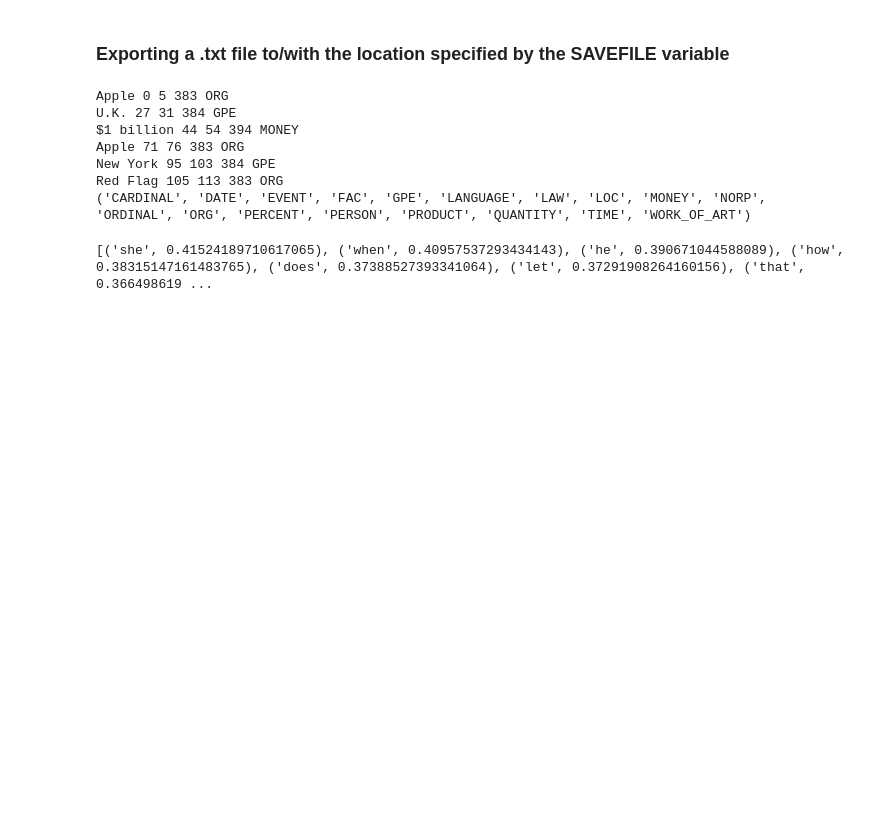
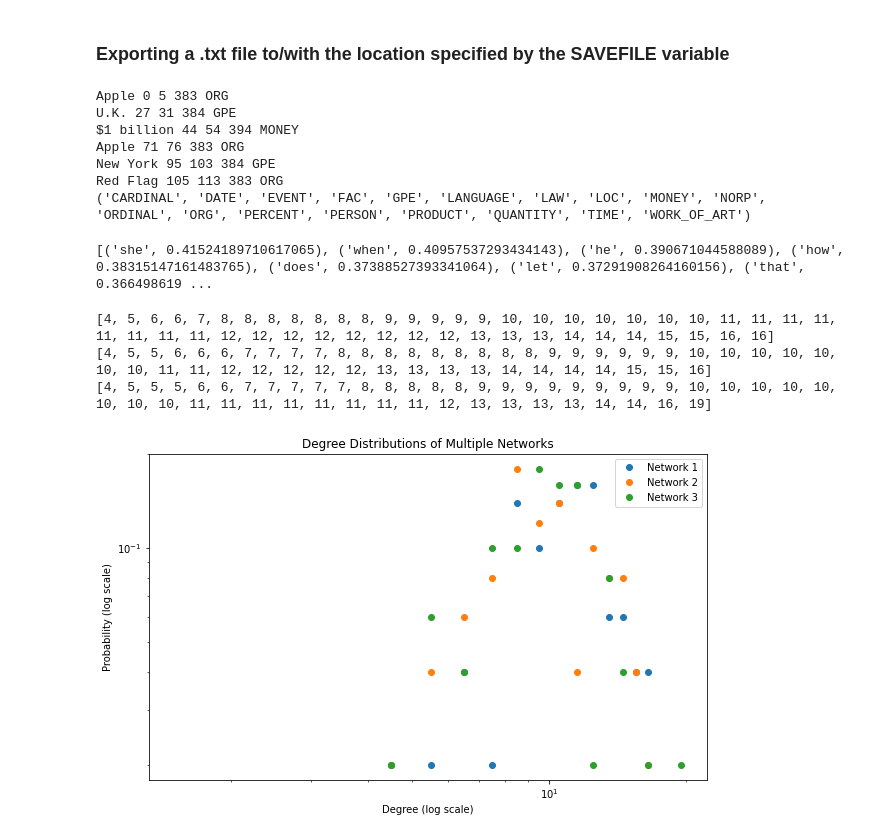
Before and after one commit to CAM-E-L/DataAnalysis, a Jupyter notebook: Python_word2vec/word2vec.ipynb, the cells around one changed output. Drawn from its saved outputs; the diff is of its cells as text; code cells hidden in the pictures; blank space fills up the shorter version.

```diff
--- a/Python_word2vec/word2vec.ipynb
+++ b/Python_word2vec/word2vec.ipynb
@@ -115,3 +115,58 @@ def most_similar(word, topn=5):
 print(most_similar("dog", topn=50))
 # %% [output]
 [('she', 0.41524189710617065), ('when', 0.40957537293434143), ('he', 0.390671044588089), ('how', 0.38315147161483765), ('does', 0.37388527393341064), ('let', 0.37291908264160156), ('that', 0.366498619 ...
+# %%
+import networkx as nx
+import matplotlib.pyplot as plt
+
+# Number of nodes in each network
+num_nodes = 50
+
+# Probability of edge creation for Erdős-Rényi graphs
+p = 0.2
+
+# Generate three random networks
+networks = [nx.erdos_renyi_graph(num_nodes, p) for _ in range(3)]
+
+# Plot the degree distributions on a line graph
+plt.figure(figsize=(10, 6))
+
+for i, G in enumerate(networks):
+    degrees = dict(G.degree())
+    degree_values = list(degrees.values())
+    print(sorted(degree_values))
+
+    plt.plot(sorted(degree_values), label=f'Network {i + 1}', marker='o')
+
+plt.title('Degree Distributions of Multiple Networks')
+plt.xlabel('Sorted Nodes')
+plt.ylabel('Degree')
+plt.legend()
+plt.show()
+
+
+# Plot the degree distributions on a line graph
+plt.figure(figsize=(10, 6))
+
+for i, G in enumerate(networks):
+    degrees = dict(G.degree())
+    degree_values = sorted(list(degrees.values()))
+    print(degree_values)
+
+    # Calculate degree distribution
+    hist, bins = np.histogram(degree_values, bins=range(1, max(degree_values) + 2), density=True)
+    bin_centers = (bins[:-1] + bins[1:]) / 2.
+
+    # Plot degree distribution on log-log scale
+    plt.loglog(bin_centers, hist, 'o', label=f'Network {i + 1}')
+
+plt.title('Degree Distributions of Multiple Networks')
+plt.xlabel('Degree (log scale)')
+plt.ylabel('Probability (log scale)')
+plt.legend()
+plt.show()
+# %% [output]
+[4, 5, 6, 6, 7, 8, 8, 8, 8, 8, 8, 8, 9, 9, 9, 9, 9, 10, 10, 10, 10, 10, 10, 10, 11, 11, 11, 11, 11, 11, 11, 11, 12, 12, 12, 12, 12, 12, 12, 12, 13, 13, 13, 14, 14, 14, 15, 15, 16, 16]
+[4, 5, 5, 6, 6, 6, 7, 7, 7, 7, 8, 8, 8, 8, 8, 8, 8, 8, 8, 9, 9, 9, 9, 9, 9, 10, 10, 10, 10, 10, 10, 10, 11, 11, 12, 12, 12, 12, 12, 13, 13, 13, 13, 14, 14, 14, 14, 15, 15, 16]
+[4, 5, 5, 5, 6, 6, 7, 7, 7, 7, 7, 8, 8, 8, 8, 8, 9, 9, 9, 9, 9, 9, 9, 9, 9, 10, 10, 10, 10, 10, 10, 10, 10, 11, 11, 11, 11, 11, 11, 11, 11, 12, 13, 13, 13, 13, 14, 14, 16, 19]
+[figure, added]
```
Also changed, not shown: parts of 6 cells of this notebook, 16 other files.
